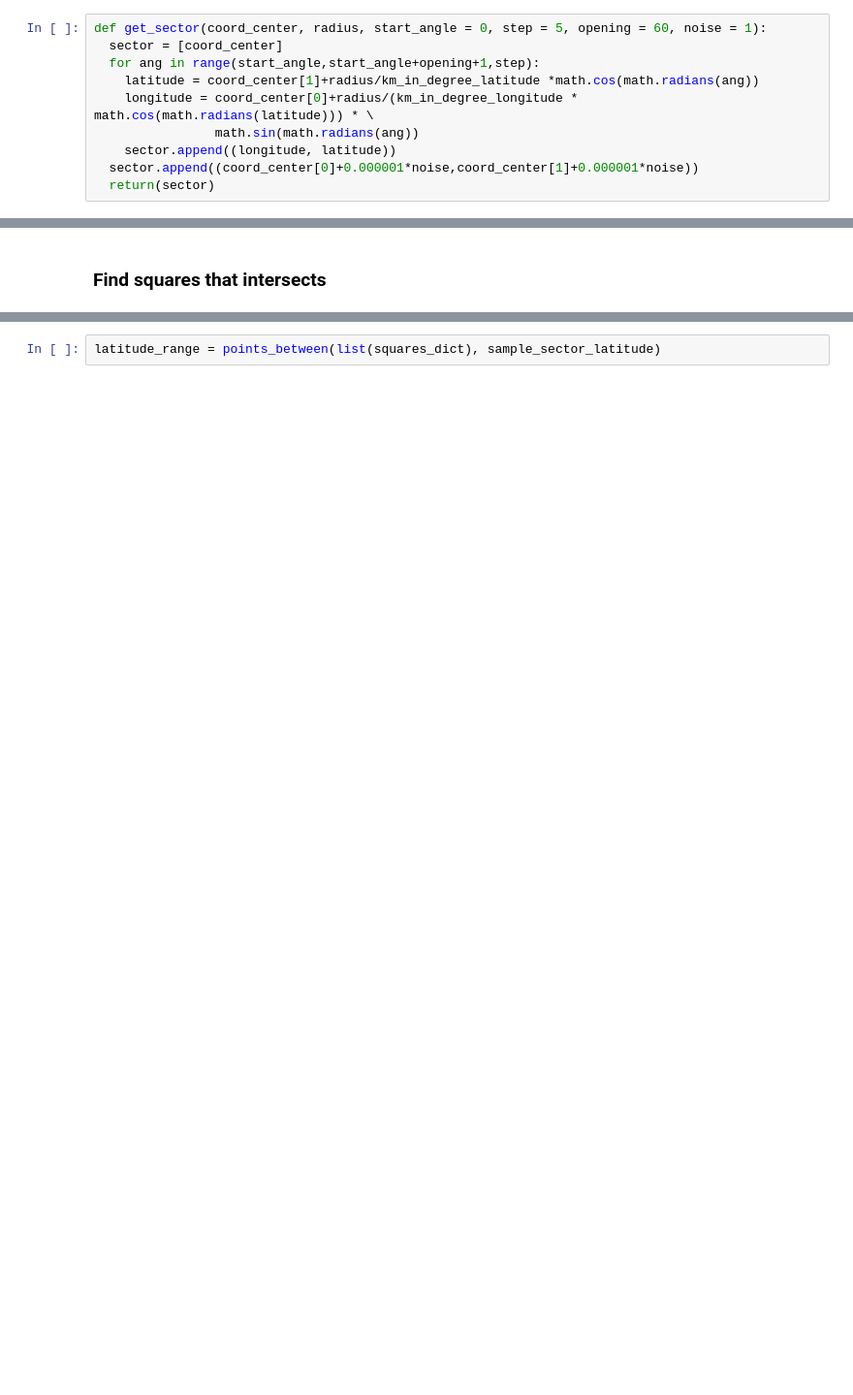
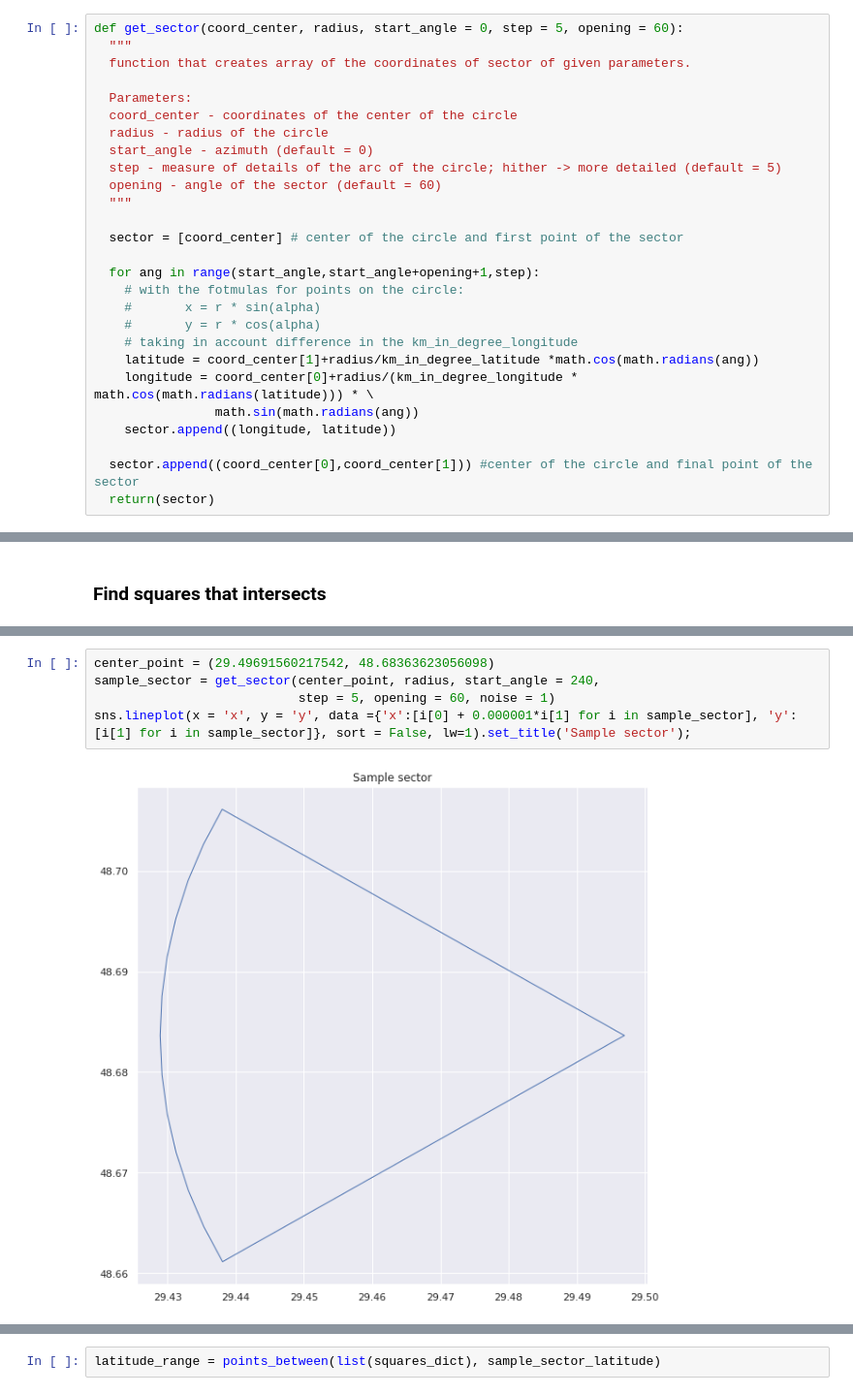
Before and after one commit to tiredwaffle/task_maps, a Jupyter notebook: notebook.ipynb, the cells around one changed output, grey strips where cells are left out. Shown: that part at 97% size. Cells and saved outputs as stored; diff of their text form; blank space fills up the shorter version.

```diff
--- a/notebook.ipynb
+++ b/notebook.ipynb
@@ -361,14 +366,31 @@ angle = 60
 azimuth = [0, 60, 120]
 radius = 5
 # %%
-def get_sector(coord_center, radius, start_angle = 0, step = 5, opening = 60, noise = 1):
-  sector = [coord_center]
+def get_sector(coord_center, radius, start_angle = 0, step = 5, opening = 60):
+  """
+  function that creates array of the coordinates of sector of given parameters.
+
+  Parameters:
+  coord_center - coordinates of the center of the circle
+  radius - radius of the circle
+  start_angle - azimuth (default = 0)
+  step - measure of details of the arc of the circle; hither -> more detailed (default = 5)
+  opening - angle of the sector (default = 60)
+  """
+
+  sector = [coord_center] # center of the circle and first point of the sector
+
   for ang in range(start_angle,start_angle+opening+1,step):
+    # with the fotmulas for points on the circle:
+    #       x = r * sin(alpha)
+    #       y = r * cos(alpha)
+    # taking in account difference in the km_in_degree_longitude
     latitude = coord_center[1]+radius/km_in_degree_latitude *math.cos(math.radians(ang))
     longitude = coord_center[0]+radius/(km_in_degree_longitude * math.cos(math.radians(latitude))) * \
                 math.sin(math.radians(ang))
     sector.append((longitude, latitude))
-  sector.append((coord_center[0]+0.000001*noise,coord_center[1]+0.000001*noise))
+
+  sector.append((coord_center[0],coord_center[1])) #center of the circle and final point of the sector
   return(sector)
 # %% [markdown]
 ### Show sample sectors on the map (for the random square from task 2)
@@ -395 +436,8 @@ sample_sector = get_sector((29.49691560217542, 48.68363623056098), radius,
+# %%
+center_point = (29.49691560217542, 48.68363623056098)
+sample_sector = get_sector(center_point, radius, start_angle = 240,
+                           step = 5, opening = 60, noise = 1)
+sns.lineplot(x = 'x', y = 'y', data ={'x':[i[0] + 0.000001*i[1] for i in sample_sector], 'y':[i[1] for i in sample_sector]}, sort = False, lw=1).set_title('Sample sector');
+# %% [output]
+[figure, added]
 # %%
```
Also changed, not shown: parts of 19 cells of this notebook.
